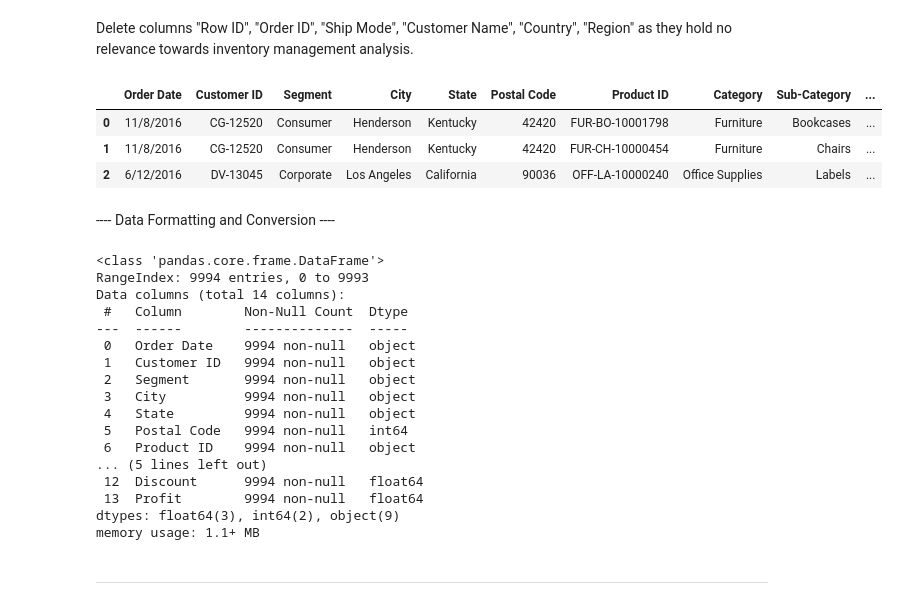
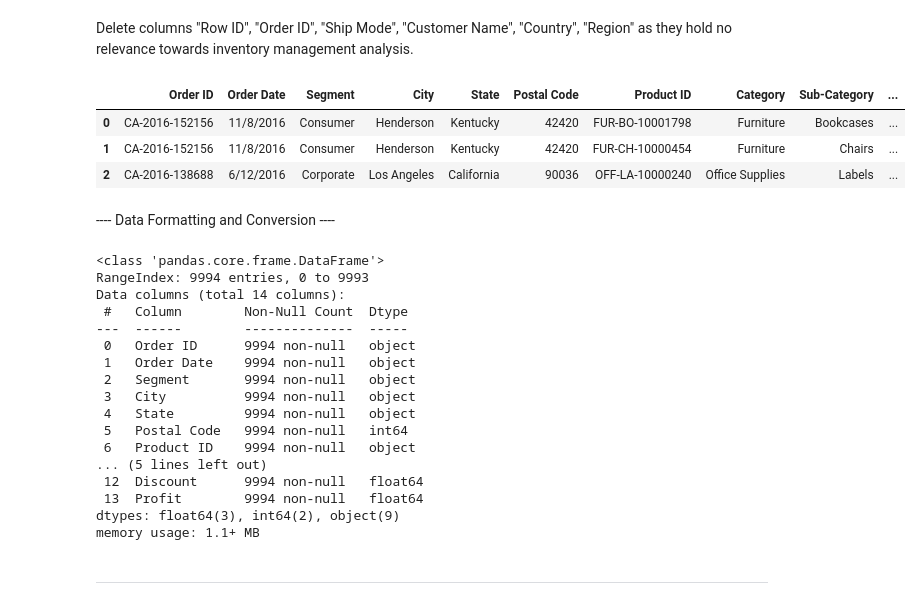
Before and after one commit to AlexxRomerro7/Store-Data-Analysis, a Jupyter notebook: StoreData.ipynb, the cells around one changed output. Saved outputs shown, nothing was run; the diff lists cells and outputs as text; code cells hidden in the pictures.

```diff
--- a/StoreData.ipynb
+++ b/StoreData.ipynb
@@ -62,14 +63,14 @@ There are 0 Duplicates in this data set
 # %% [markdown]
 Delete columns "Row ID", "Order ID", "Ship Mode", "Customer Name", "Country", "Region" as they hold no relevance towards inventory management analysis.
 # %%
-data = data.drop(["Row ID", "Order ID", "Ship Mode", "Customer Name", "Country", "Region", "Ship Date"], axis=1)
+data = data.drop(["Row ID", "Ship Mode", "Customer Name", "Country", "Region", "Ship Date", "Customer ID"], axis=1)
 # Check head to ensure columns were deleted
 data.head(3)
 # %% [output]
-|  | Order Date | Customer ID | Segment | City | State | Postal Code | Product ID | Category | Sub-Category | ... |
-| 0 | 11/8/2016 | CG-12520 | Consumer | Henderson | Kentucky | 42420 | FUR-BO-10001798 | Furniture | Bookcases | ... |
-| 1 | 11/8/2016 | CG-12520 | Consumer | Henderson | Kentucky | 42420 | FUR-CH-10000454 | Furniture | Chairs | ... |
-| 2 | 6/12/2016 | DV-13045 | Corporate | Los Angeles | California | 90036 | OFF-LA-10000240 | Office Supplies | Labels | ... |
+|  | Order ID | Order Date | Segment | City | State | Postal Code | Product ID | Category | Sub-Category | ... |
+| 0 | CA-2016-152156 | 11/8/2016 | Consumer | Henderson | Kentucky | 42420 | FUR-BO-10001798 | Furniture | Bookcases | ... |
+| 1 | CA-2016-152156 | 11/8/2016 | Consumer | Henderson | Kentucky | 42420 | FUR-CH-10000454 | Furniture | Chairs | ... |
+| 2 | CA-2016-138688 | 6/12/2016 | Corporate | Los Angeles | California | 90036 | OFF-LA-10000240 | Office Supplies | Labels | ... |
 # %% [markdown]
 ---- Data Formatting and Conversion ----
 # %%
@@ -80,8 +81,8 @@ RangeIndex: 9994 entries, 0 to 9993
 Data columns (total 14 columns):
  #   Column        Non-Null Count  Dtype
 ---  ------        --------------  -----
- 0   Order Date    9994 non-null   object
- 1   Customer ID   9994 non-null   object
+ 0   Order ID      9994 non-null   object
+ 1   Order Date    9994 non-null   object
  2   Segment       9994 non-null   object
  3   City          9994 non-null   object
  4   State         9994 non-null   object
```
Also changed, not shown: parts of 9 cells of this notebook.
